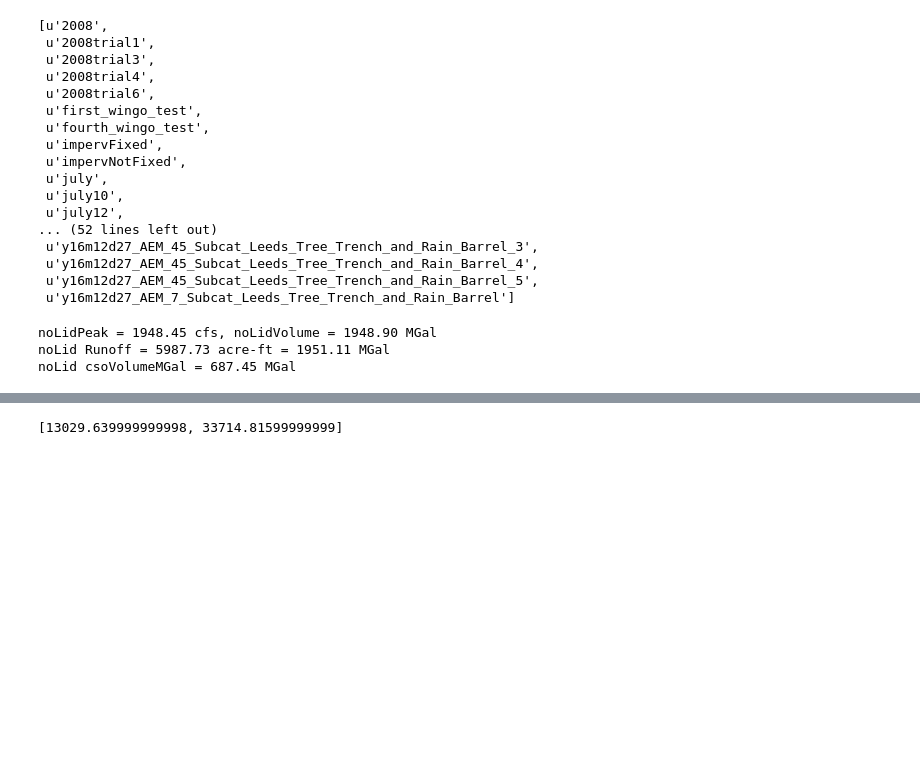
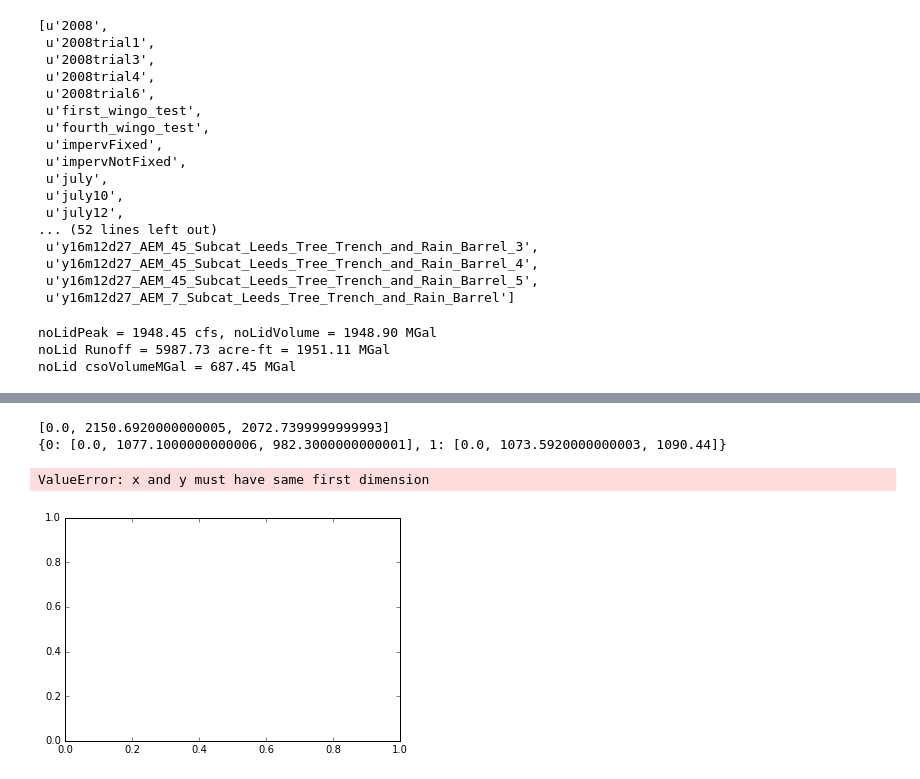
Before and after one commit to amcgarity/SWMMWise, a Jupyter notebook: multivariate_regression-AEM.ipynb, the cells around one changed output, grey strips where cells are left out. Saved outputs shown, nothing was run; the diff lists cells and outputs as text; code cells hidden in the pictures; blank space fills up the shorter version.

Commit message:
added code to multivariate_regression-AEM to calculate greened acres in each LID.

```diff
--- a/multivariate_regression-AEM.ipynb
+++ b/multivariate_regression-AEM.ipynb
@@ -97,23 +97,38 @@ Number of Runs stored in Database = 299
 # %%
 # Compute total greened acres:
-#print results['numLists'][0]
 gaPerLid = [0.1,0.936]
 greenedAcres = []
-numRuns = len(results['numLists'])
-for run in range(0,2):
+lidGreenedAcres = {}
+for lid in range(0,numLID):
+    lidGreenedAcres[lid] = []
+lidNumbers = results['numLists']
+lidTransposed = zip(*lidNumbers)
+for run in range(0,3):
     variable = 0
-    lidList = results['numLists'][run]
-    gaTotalThisRun = 0
+    lidList = lidTransposed[run]
+    gaTotalThisRun = 0.0
     for lid in range(0,numLID):
+        gaTotalThisLID = 0.0
         for subcat in range(0,numSubcatch):
             numberLID = lidList[variable]
             thisGreenedAcres = gaPerLid[lid]*numberLID
             gaTotalThisRun += thisGreenedAcres
+            gaTotalThisLID += thisGreenedAcres
             variable += 1
+        lidGreenedAcres[lid].append(gaTotalThisLID)
     greenedAcres.append(gaTotalThisRun)
 print greenedAcres
+print lidGreenedAcres
+(fig, ax1) = plt.subplots()
+ax1.plot(greenedAcres,csoReductionMgal,'ko',color = 'b',markersize = 1)
+#ax1.plot(xline,yline)
+ax1.set_xlabel("Greened Acres",fontsize=12)
+ax1.set_ylabel("CSO Reduction (MGal)",fontsize=12)
 # %% [output]
-[13029.639999999998, 33714.81599999999]
+[0.0, 2150.6920000000005, 2072.7399999999993]
+{0: [0.0, 1077.1000000000006, 982.3000000000001], 1: [0.0, 1073.5920000000003, 1090.44]}
+ValueError: x and y must have same first dimension
+[figure, added]
 # %%
 # Multivariable Regression for Annual CSO Volumes
 import numpy as np
```
Also changed, not shown: parts of 7 cells of this notebook.
